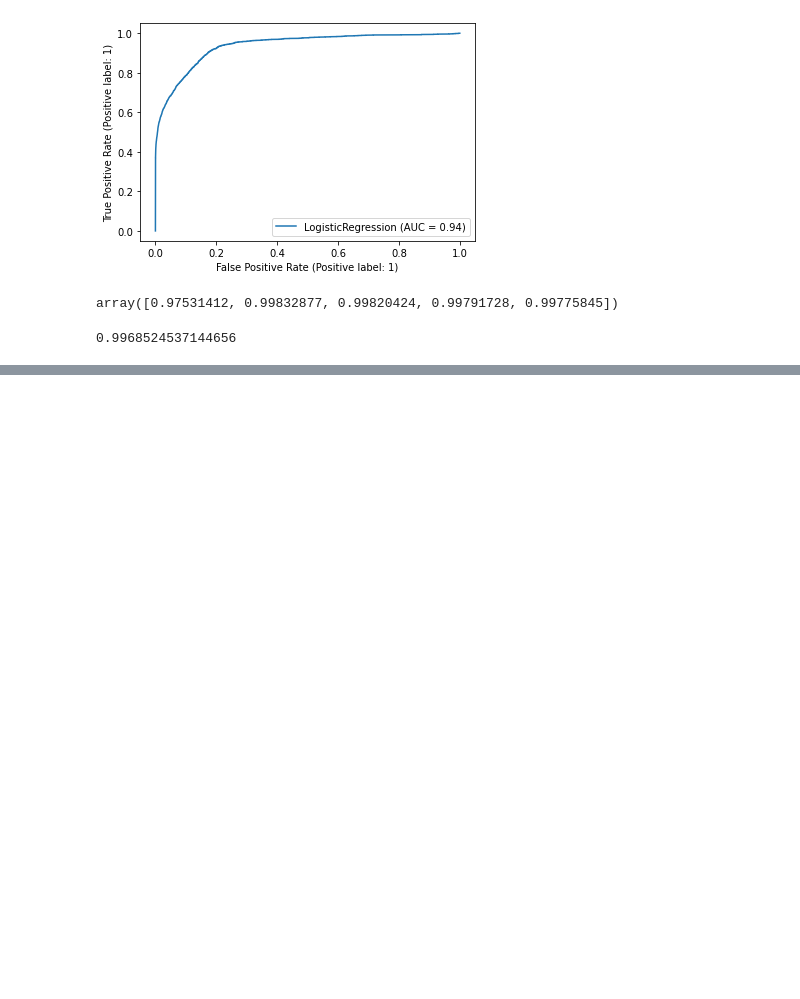
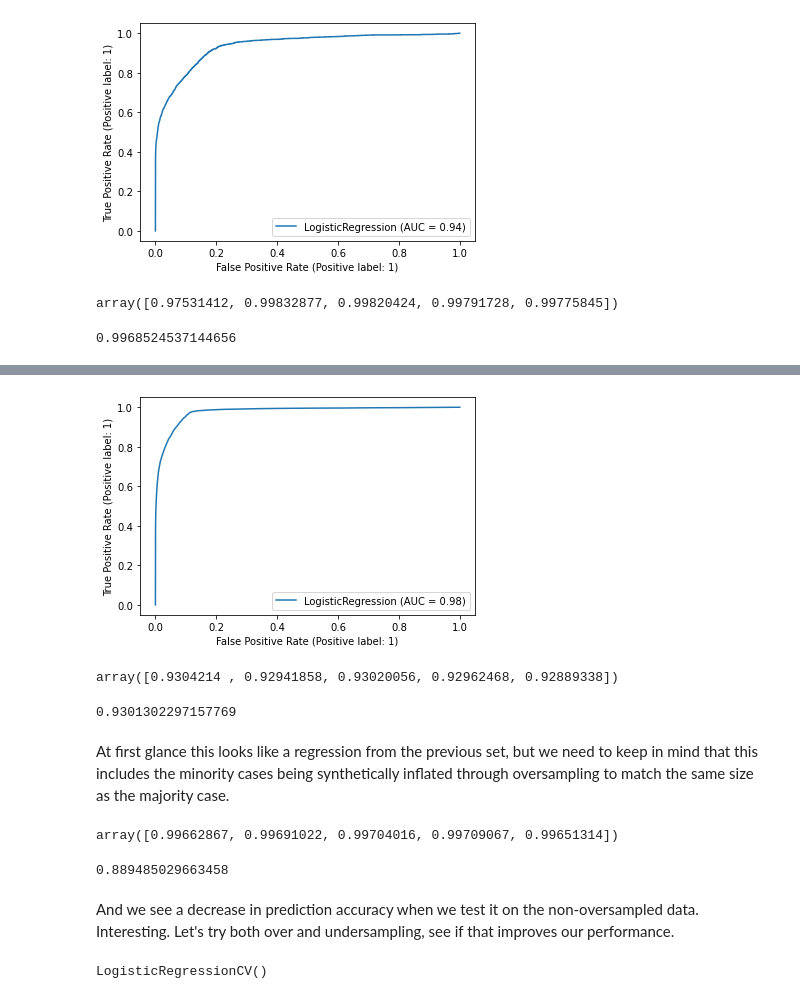
Before and after one commit to kduane/fake_fraud, a Jupyter notebook: modeling.ipynb, the cells around one changed output, grey strips where cells are left out. Saved outputs shown, nothing was run; the diff lists cells and outputs as text; code cells hidden in the pictures; blank space fills up the shorter version.

```diff
--- a/modeling.ipynb
+++ b/modeling.ipynb
@@ -127,0 +149,41 @@ Okay, the baseline isn't performing overly well, the AUC is 0.94, the accuracy i
+# %%
+plot_roc_curve(os_lr, X1_test, y1_test);
+# %% [output]
+[figure, added]
+# %%
+cross_val_score(os_lr, X1_test, y1_test)
+# %% [output]
+array([0.9304214 , 0.92941858, 0.93020056, 0.92962468, 0.92889338])
+# %%
+preds1 = os_lr.predict(X1_test)
+accuracy_score(y1_test, preds1)
+# %% [output]
+0.9301302297157769
+# %% [markdown]
+At first glance this looks like a regression from the previous set, but we need to keep in mind that this includes the minority cases being synthetically inflated through oversampling to match the same size as the majority case.
+# %%
+cross_val_score(os_lr, X_test, y_test)
+# %% [output]
+array([0.99662867, 0.99691022, 0.99704016, 0.99709067, 0.99651314])
+# %%
+os_preds = os_lr.predict(X_test)
+accuracy_score(y_test, os_preds)
+# %% [output]
+0.889485029663458
+# %% [markdown]
+And we see a decrease in prediction accuracy when we test it on the non-oversampled data.  Interesting.  Let's try both over and undersampling, see if that improves our performance.
+# %%
+over = SMOTE(sampling_strategy = 0.1)
+under = RandomUnderSampler(sampling_strategy = 0.5)
+steps = [('o', over), ('u', under)]
+balance_pipe = Pipeline(steps = steps)
+X2, y2 = balance_pipe.fit_resample(X, y)
+X2_train, X2_test, y2_train, y2_test = train_test_split(X1, y1, random_state = 42)
+
+bal_lr = LogisticRegression()
+bal_lrcv = LogisticRegressionCV()
+
+bal_lr.fit(X2_train, y2_train)
+bal_lrcv.fit(X2_train, y2_train)
+# %% [output]
+LogisticRegressionCV()
```
Also changed, not shown: parts of 11 cells of this notebook.
